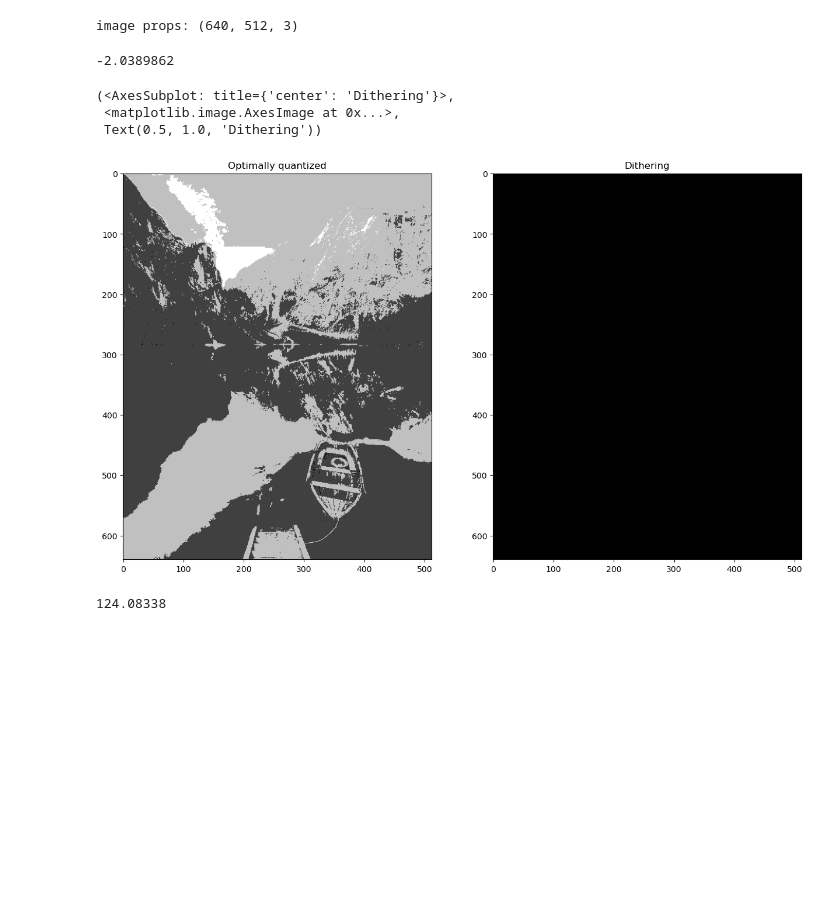
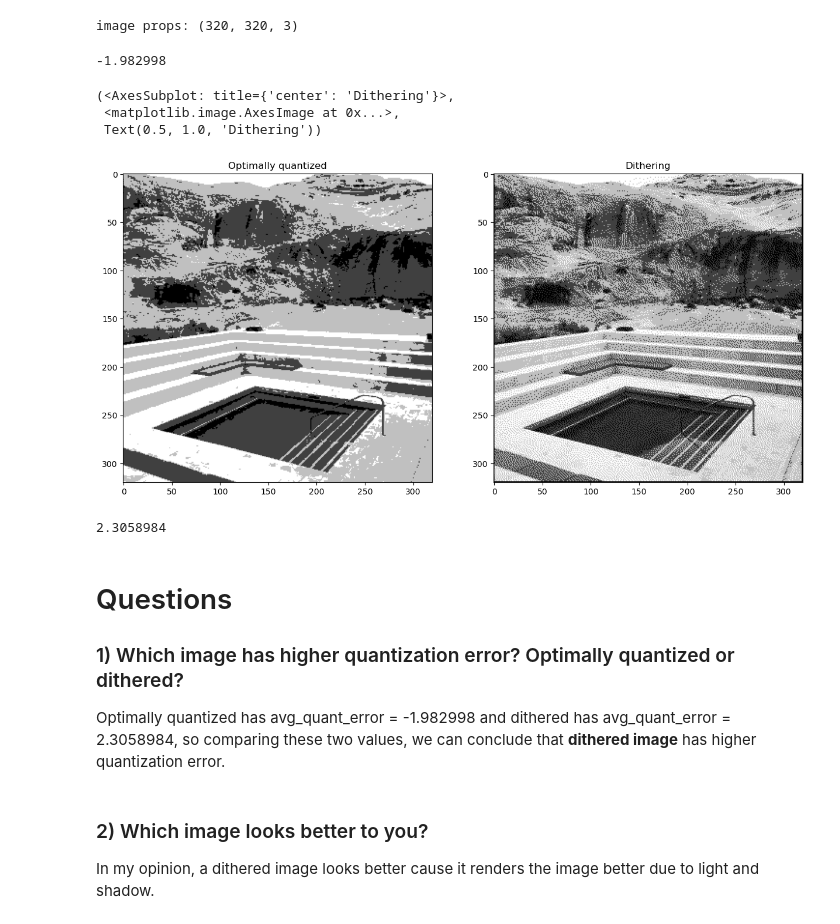
Before and after one commit to ALEXVNDRZARUBIN/CV_Homeworks, a Jupyter notebook: Homework5_Zarubin.ipynb, the cells around one changed output. Cells and saved outputs as stored; diff of their text form; code cells hidden in the pictures; blank space fills up the shorter version.

```diff
--- a/Homework5_Zarubin.ipynb
+++ b/Homework5_Zarubin.ipynb
@@ -6,7 +6,7 @@ from matplotlib import pyplot as plt
 plt.rcParams['figure.figsize'] = [15, 10]
 # %%
 # Load image
-img = cv2.imread('desktop/photo1.jpg')
+img = cv2.imread('desktop/photo2.jpg')
 # Convert it to RGB
 img = cv2.cvtColor(img, cv2.COLOR_BGR2RGB)
 img = cv2.resize(img, None, fx=0.5, fy=0.5)
@@ -46,8 +46,11 @@ for r in range(rows):
 
 
 # Show quantized image (don't forget to cast back to uint8)
-plt.subplot(121), plt.imshow(img.astype(np.uint8)), plt.title('Original')
-plt.subplot(122), plt.imshow(quantized.astype(np.uint8)), plt.title('Quantized image')
+img = np.clip(img, 0, 255).astype(np.uint8)
+quantized = np.clip(quantized, 0, 255).astype(np.uint8)
+
+plt.subplot(121), plt.imshow(img), plt.title('Original')
+plt.subplot(122), plt.imshow(quantized), plt.title('Quantized image')
 # %% [output]
 (<AxesSubplot: title={'center': 'Quantized image'}>,
  <matplotlib.image.AxesImage at 0x...>,
@@ -56,66 +59,79 @@ plt.subplot(122), plt.imshow(quantized.astype(np.uint8)), plt.title('Quantized i
 # %%
 print("image props: "+str(img.shape))
 # %% [output]
-image props: (640, 512, 3)
+image props: (320, 320, 3)
 # %%
 # Compute average quantization error
 avg_quant_error = np.mean(img - quantized)
 print(avg_quant_error)
 # %% [output]
--2.0389862
+-1.982998
+# %%
+def find_closest_palette_color(pixel, colors):
+    new_pixel = np.copy(pixel)
+    min_distance = 1e6
+    for i in range(len(colors)):
+        distance = np.linalg.norm(pixel - colors, axis=1)
+        new_pixel = colors[np.argmin(distance), :]
+
+        return new_pixel
 # %%
 # Cast the image to float
 img = img.astype(np.float32)
 
 # Make a temporal copy of the original image, we will need it for error diffusion
 img_tmp = np.copy(img)
+
+#Prepare for quantization
+rows, cols, channels = img_tmp.shape
 dithering = np.zeros_like(img)
-
-def find_closest_palette_color(pixel, colors):
-    new_pixel = np.copy(pixel)
-    min_distance = 1e6
-    for i in range(len(colors)):
-        distance = np.linalg.norm(colors - pixel)
-
-        if min_distance > distance:
-            min_distance = distance
-            new_pixel = colors[i]
-
-        return new_pixel
 
 for r in range(1, rows-1):
     for c in range(1, cols-1):
         # Extract the original pixel value
-        pixel = img_tmp[r, c, :]
+        pixel =  list(img_tmp[r, c, :])
+
         # Find the closest colour from the pallette (using absolute value/Euclidean distance)
         # Note: You may need more than one line of code here
-
         new_pixel = find_closest_palette_color(pixel, colors)
 
         # Compute quantization error
         quant_error = pixel - new_pixel
 
-        # Diffuse the quantization error accroding to the FS diffusion matrix
+        # Diffuse the quantization error according to the FS diffusion matrix
         # Note: You may need more than one line of code here
         img_tmp[r , c, :] = new_pixel
         img_tmp[r , c+1, :] = img_tmp[r , c+1, :] + quant_error * 7 / 16
         img_tmp[r+1, c-1, :] = img_tmp[r+1, c-1, :] + quant_error * 3 / 16
         img_tmp[r+1, c, :] = img_tmp[r+1, c , :] + quant_error * 5 / 16
         img_tmp[r+1, c+1, :] = img_tmp[r+1, c+1, :] + quant_error * 1 / 16
 
         # Apply dithering
         dithering[r, c, :] = new_pixel
 # Show quantized image (don't forget to cast back to uint8)
-plt.subplot(121), plt.imshow(quantized.astype(np.uint8)), plt.title('Optimally quantized')   # optimally quantized
-plt.subplot(122), plt.imshow(dithering.astype(np.uint8)), plt.title('Dithering')   # dithering
+quantized = np.clip(quantized, 0, 255).astype(np.uint8)
+dithering = np.clip(dithering, 0, 255).astype(np.uint8)
+
+plt.subplot(121), plt.imshow(quantized), plt.title('Optimally quantized')
+plt.subplot(122), plt.imshow(dithering), plt.title('Dithering')
 # %% [output]
 (<AxesSubplot: title={'center': 'Dithering'}>,
  <matplotlib.image.AxesImage at 0x...>,
  Text(0.5, 1.0, 'Dithering'))
-[figure, old version]
+[figure, new version]
 # %%
 # Compute average quantization error
 avg_quant_error = np.mean(img - dithering)
 print(avg_quant_error)
 # %% [output]
-124.08338
+2.3058984
+# %% [markdown]
+# Questions
+
+### 1) Which image has higher quantization error? Optimally quantized or dithered?
+
+Optimally quantized has avg_quant_error = -1.982998 and dithered has avg_quant_error = 2.3058984, so comparing these two values, we can conclude that <b>dithered image</b> has higher quantization error.
+# %% [markdown]
+### 2) Which image looks better to you?
+
+In my opinion, a dithered image looks better cause it renders the image better due to light and shadow.
```
Also changed, not shown: parts of 3 cells of this notebook.
